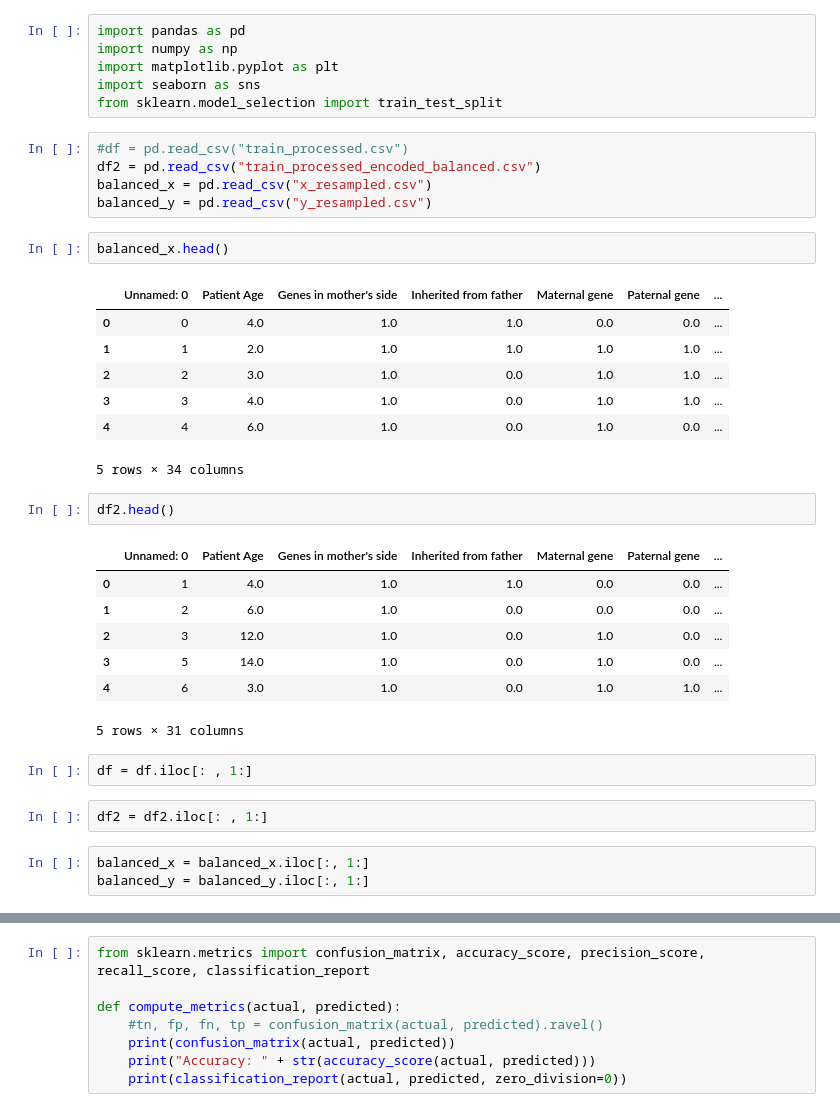
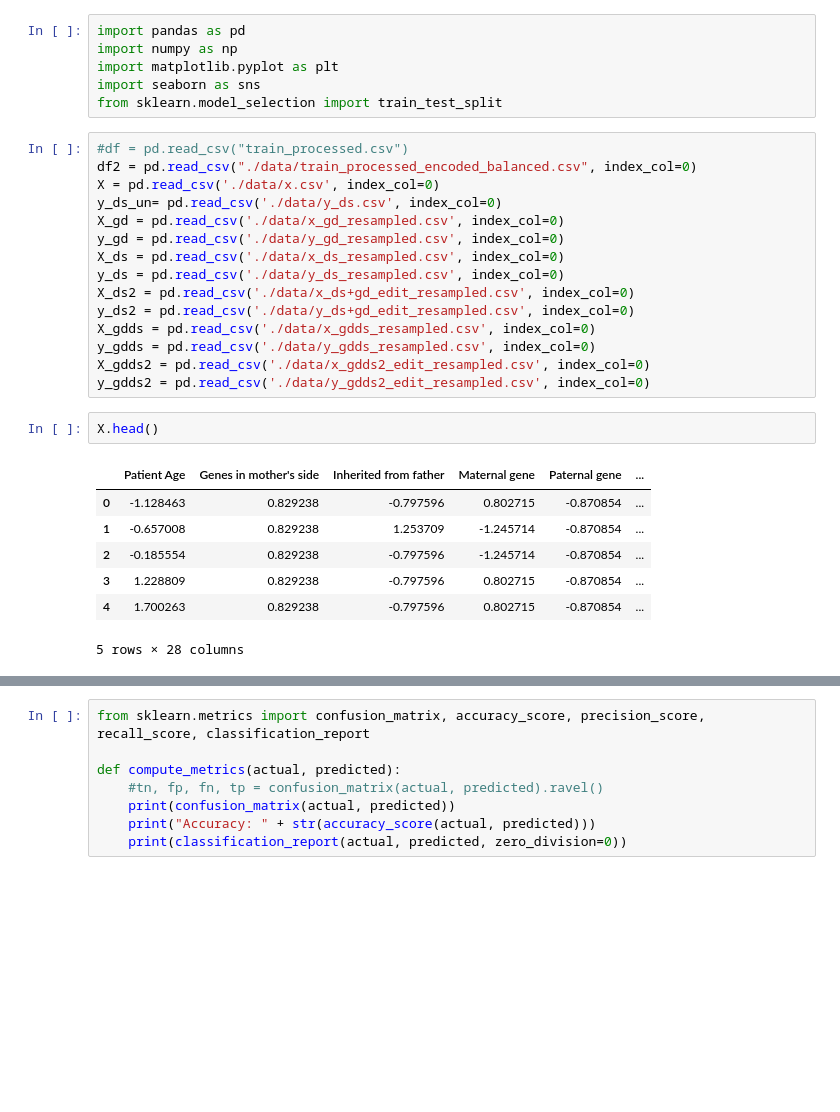
Before and after one commit to DavidHuang0621/Genomes-GeneticDisorders, a Jupyter notebook: models.ipynb, the cells around one changed output, grey strips where cells are left out. Cells and saved outputs as stored; diff of their text form; blank space fills up the shorter version.

```diff
--- a/models.ipynb
+++ b/models.ipynb
@@ -4,35 +4,28 @@ import numpy as np
 import matplotlib.pyplot as plt
 import seaborn as sns
 from sklearn.model_selection import train_test_split
-# %%
-#df = pd.read_csv("train_processed.csv")
-df2 = pd.read_csv("train_processed_encoded_balanced.csv")
-balanced_x = pd.read_csv("x_resampled.csv")
-balanced_y = pd.read_csv("y_resampled.csv")
+# %%
+#df = pd.read_csv("train_processed.csv")
+df2 = pd.read_csv("./data/train_processed_encoded_balanced.csv", index_col=0)
+X = pd.read_csv('./data/x.csv', index_col=0)
+y_ds_un= pd.read_csv('./data/y_ds.csv', index_col=0)
+X_gd = pd.read_csv('./data/x_gd_resampled.csv', index_col=0)
+y_gd = pd.read_csv('./data/y_gd_resampled.csv', index_col=0)
+X_ds = pd.read_csv('./data/x_ds_resampled.csv', index_col=0)
+y_ds = pd.read_csv('./data/y_ds_resampled.csv', index_col=0)
+X_ds2 = pd.read_csv('./data/x_ds+gd_edit_resampled.csv', index_col=0)
+y_ds2 = pd.read_csv('./data/y_ds+gd_edit_resampled.csv', index_col=0)
+X_gdds = pd.read_csv('./data/x_gdds_resampled.csv', index_col=0)
+y_gdds = pd.read_csv('./data/y_gdds_resampled.csv', index_col=0)
+X_gdds2 = pd.read_csv('./data/x_gdds2_edit_resampled.csv', index_col=0)
+y_gdds2 = pd.read_csv('./data/y_gdds2_edit_resampled.csv', index_col=0)
 # %%
-balanced_x.head()
+X.head()
 # %% [output]
-|  | Unnamed: 0 | Patient Age | Genes in mother's side | Inherited from father | Maternal gene | Paternal gene | ... |
-| 0 | 0 | 4.0 | 1.0 | 1.0 | 0.0 | 0.0 | ... |
-| 1 | 1 | 2.0 | 1.0 | 1.0 | 1.0 | 1.0 | ... |
-| 2 | 2 | 3.0 | 1.0 | 0.0 | 1.0 | 1.0 | ... |
-| 3 | 3 | 4.0 | 1.0 | 0.0 | 1.0 | 1.0 | ... |
-| 4 | 4 | 6.0 | 1.0 | 0.0 | 1.0 | 0.0 | ... |
+|  | Patient Age | Genes in mother's side | Inherited from father | Maternal gene | Paternal gene | ... |
+| 0 | -1.128463 | 0.829238 | -0.797596 | 0.802715 | -0.870854 | ... |
+| 1 | -0.657008 | 0.829238 | 1.253709 | -1.245714 | -0.870854 | ... |
+| 2 | -0.185554 | 0.829238 | -0.797596 | -1.245714 | -0.870854 | ... |
+| 3 | 1.228809 | 0.829238 | -0.797596 | 0.802715 | -0.870854 | ... |
+| 4 | 1.700263 | 0.829238 | -0.797596 | 0.802715 | -0.870854 | ... |
-5 rows × 34 columns
+5 rows × 28 columns
-# %%
-df2.head()
-# %% [output]
-|  | Unnamed: 0 | Patient Age | Genes in mother's side | Inherited from father | Maternal gene | Paternal gene | ... |
-| 0 | 1 | 4.0 | 1.0 | 1.0 | 0.0 | 0.0 | ... |
-| 1 | 2 | 6.0 | 1.0 | 0.0 | 0.0 | 0.0 | ... |
-| 2 | 3 | 12.0 | 1.0 | 0.0 | 1.0 | 0.0 | ... |
-| 3 | 5 | 14.0 | 1.0 | 0.0 | 1.0 | 0.0 | ... |
-| 4 | 6 | 3.0 | 1.0 | 0.0 | 1.0 | 1.0 | ... |
-5 rows × 31 columns
-# %%
-df = df.iloc[: , 1:]
-# %%
-df2 = df2.iloc[: , 1:]
-# %%
-balanced_x = balanced_x.iloc[:, 1:]
-balanced_y = balanced_y.iloc[:, 1:]
```
Also changed, not shown: parts of 24 cells of this notebook.
